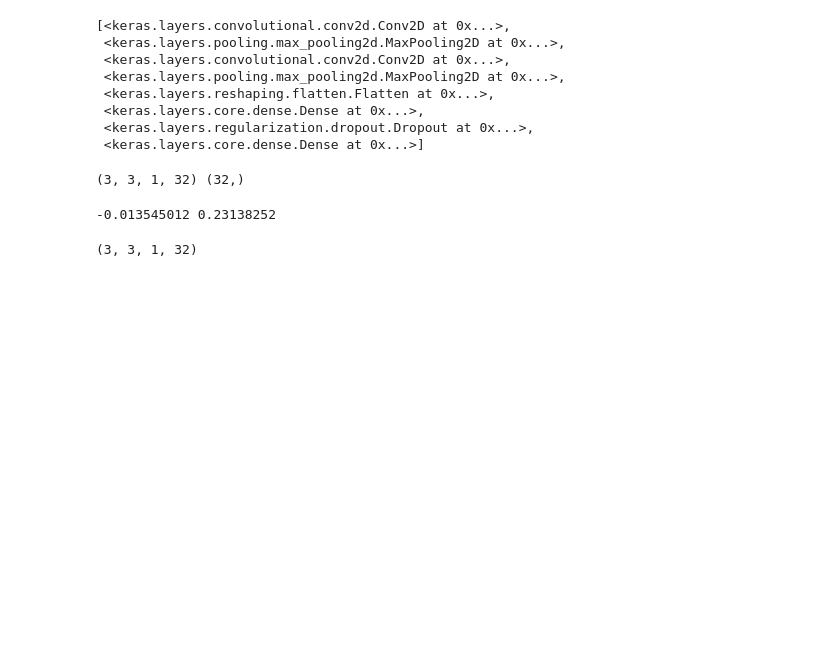
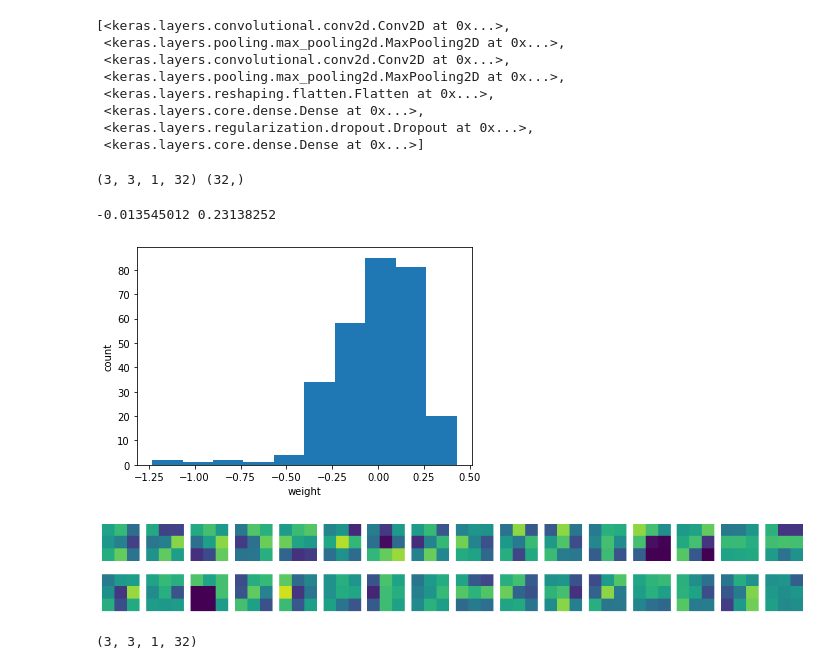
Before and after one commit to SangHui48/data_study, a Jupyter notebook: hongong/08-3 합성곱 신경망의 시각화.ipynb, the cells around one changed output. Cells and saved outputs as stored; diff of their text form; code cells hidden in the pictures; blank space fills up the shorter version.

```diff
--- a/hongong/08-3 합성곱 신경망의 시각화.ipynb
+++ b/hongong/08-3 합성곱 신경망의 시각화.ipynb
@@ -28,19 +31,23 @@ print(conv_weights.mean(), conv_weights.std())
 # %%
-# import matplotlib.pyplot as plt
+import matplotlib.pyplot as plt
 
-# plt.hist(conv_weights.reshape(-1, 1))
-# plt.xlabel('weight')
-# # plt.ylabel('count')
-# plt.show()
+plt.hist(conv_weights.reshape(-1, 1))
+plt.xlabel('weight')
+plt.ylabel('count')
+plt.show()
+# %% [output]
+[figure, added]
 # %%
-# import matplotlib.pyplot as plt
+import matplotlib.pyplot as plt
 
-# fig, axs = plt.subplots(2, 16, figsize=(15, 2))
-# for i in range(2):
-#     for j in range(16):
-#         axs[i, j].imshow(conv_weights[:,:,0,i*16 + j], vmin=-0.5, vmax=0.5)
-#         axs[i, j].axis('off')
-# plt.show()
+fig, axs = plt.subplots(2, 16, figsize=(15, 2))
+for i in range(2):
+    for j in range(16):
+        axs[i, j].imshow(conv_weights[:,:,0,i*16 + j], vmin=-0.5, vmax=0.5)
+        axs[i, j].axis('off')
+plt.show()
+# %% [output]
+[figure, added]
 # %%
 no_training_model = keras.Sequential()
 no_training_model.add(keras.layers.Conv2D(32, kernel_size=3, activation='relu', padding='same', input_shape=(28,28,1)))
```
Also changed, not shown: parts of 12 cells of this notebook.
